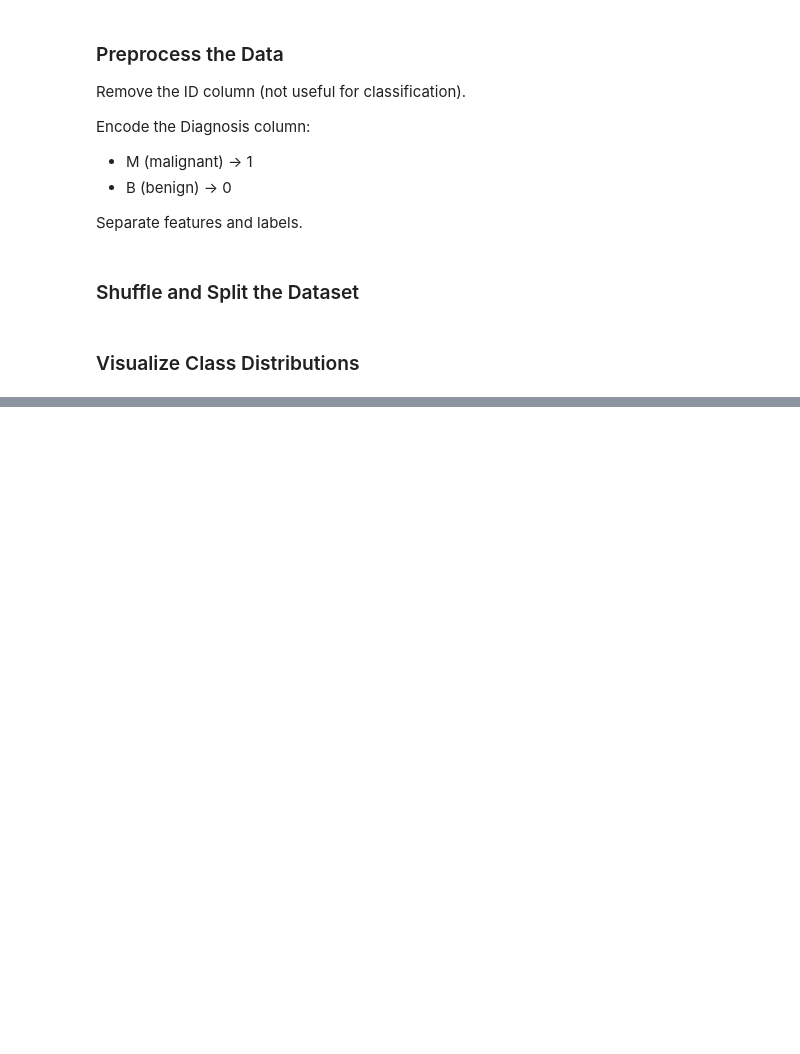
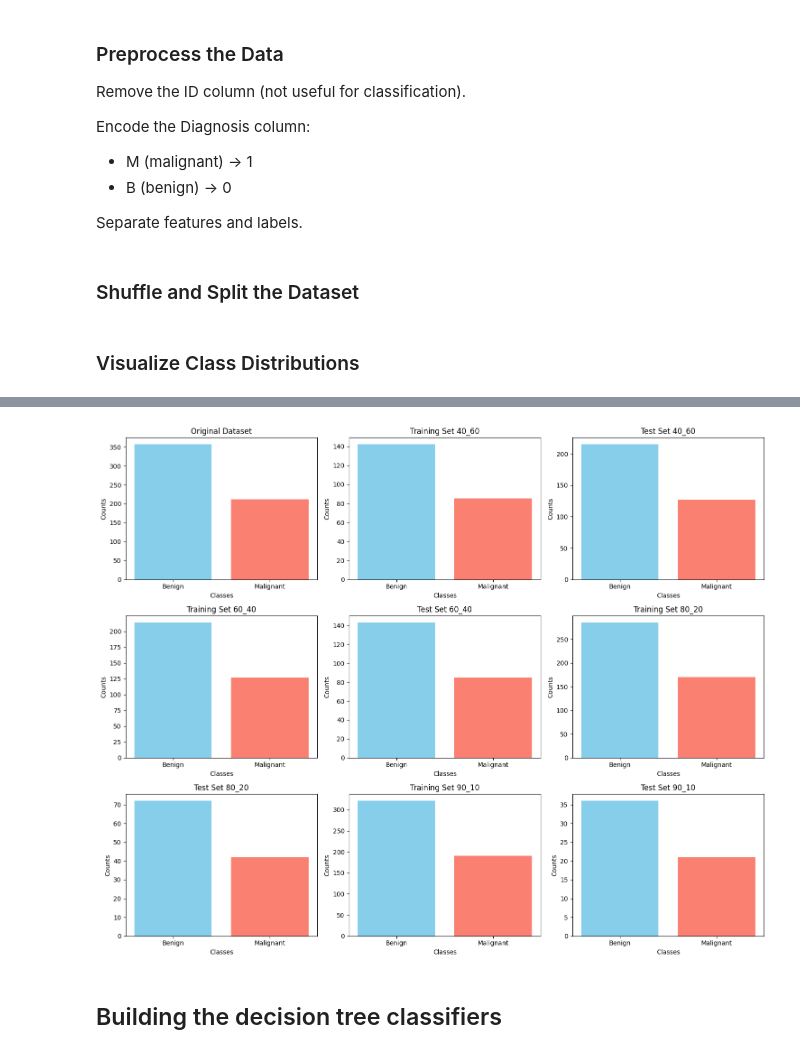
Before and after one commit to phuotato/Decision-Tree-AI-Project, a Jupyter notebook: decision_tree_classifier.ipynb, the cells around one changed output, grey strips where cells are left out. Cells and saved outputs as stored; diff of their text form; code cells hidden in the pictures; blank space fills up the shorter version.

Commit message:
all code for dataset1

```diff
--- a/decision_tree_classifier.ipynb
+++ b/decision_tree_classifier.ipynb
@@ -65,13 +65,13 @@ labels = data["Diagnosis"].values
 from sklearn.model_selection import train_test_split
 
 # Splits and stratification
-proportions = [0.4, 0.6, 0.8, 0.9]
+proportions = [40, 60, 80, 90]
 splits = {}
 for prop in proportions:
     X_train, X_test, y_train, y_test = train_test_split(
-        features, labels, train_size=prop, stratify=labels, random_state=42
+        features, labels, train_size=prop/100, stratify=labels, random_state=42
     )
-    splits[f"{int(prop*100)}_{int((1-prop)*100)}"] = (X_train, X_test, y_train, y_test)
+    splits[f"{int(prop)}_{int(100-prop)}"] = (X_train, X_test, y_train, y_test)
 # %% [markdown]
 ### Visualize Class Distributions
 # %%
@@ -105,0 +101,41 @@ for key, (X_train, X_test, y_train, y_test) in splits.items():
+# %%
+import numpy as np
+import matplotlib.pyplot as plt
+
+def plot_distribution(ax, title, data_labels):
+    unique, counts = np.unique(data_labels, return_counts=True)
+    ax.bar(["Benign", "Malignant"], counts, color=["skyblue", "salmon"])
+    ax.set_title(title)
+    ax.set_xlabel("Classes")
+    ax.set_ylabel("Counts")
+
+# Number of splits
+num_splits = len(splits)
+total_plots = 1 + num_splits * 2  # Original + training + test sets
+rows = (total_plots + 2) // 3  # Organize into 3 columns
+cols = 3
+
+fig, axes = plt.subplots(rows, cols, figsize=(15, rows * 4))
+axes = axes.flatten()
+
+# Plot the original dataset
+plot_distribution(axes[0], "Original Dataset", labels)
+
+# Plot each split
+plot_idx = 1
+for key, (X_train, X_test, y_train, y_test) in splits.items():
+    plot_distribution(axes[plot_idx], f"Training Set {key}", y_train)
+    plot_idx += 1
+    plot_distribution(axes[plot_idx], f"Test Set {key}", y_test)
+    plot_idx += 1
+
+# Hide any unused subplots
+for i in range(plot_idx, len(axes)):
+    axes[i].axis("off")
+
+plt.tight_layout()
+plt.show()
+# %% [output]
+[figure, added]
+# %% [markdown]
+## Building the decision tree classifiers
```
Also changed, not shown: parts of 6 cells of this notebook, 22 other files.
